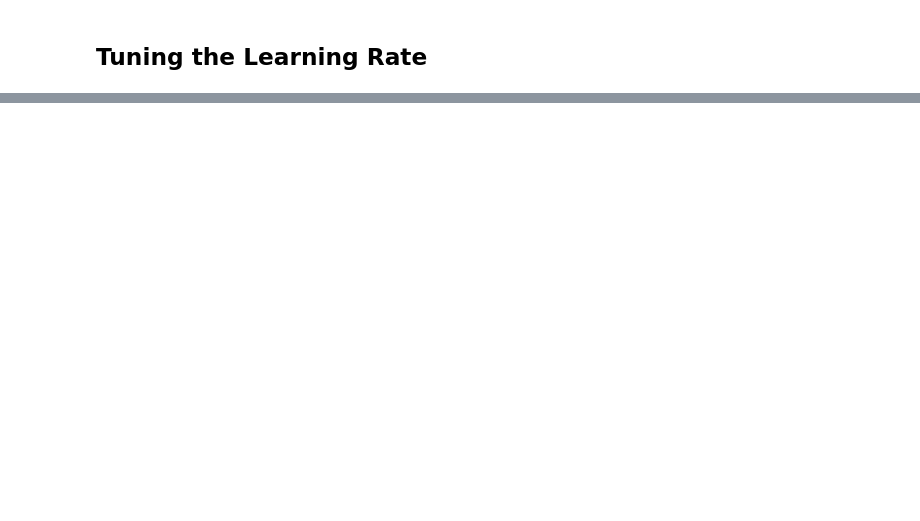
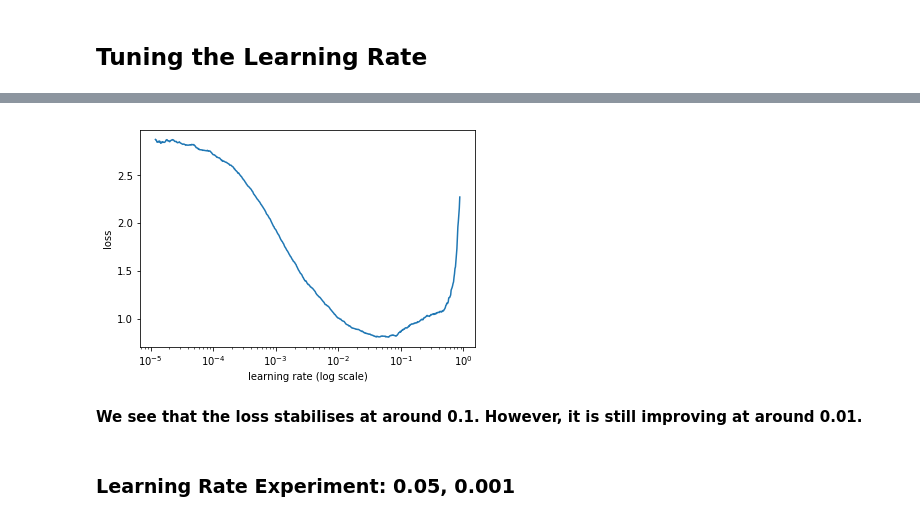
Before and after one commit to AmanDaVinci/DeepLabs, a Jupyter notebook: notebooks/Transfer Learning on Fashion MNIST.ipynb, the cells around one changed output, grey strips where cells are left out. Drawn from its saved outputs; the diff is of its cells as text; code cells hidden in the pictures; blank space fills up the shorter version.

```diff
--- a/notebooks/Transfer Learning on Fashion MNIST.ipynb
+++ b/notebooks/Transfer Learning on Fashion MNIST.ipynb
@@ -323,0 +375,8 @@ for key, label in labels_dict.items():
+# %%
+learn.sched.plot()
+# %% [output]
+[figure, added]
+# %% [markdown]
+**We see that the loss stabilises at around 0.1. However, it is still improving at around 0.01.**
+# %% [markdown]
+### Learning Rate Experiment: 0.05, 0.001
```
Also changed, not shown: parts of 33 cells of this notebook.
